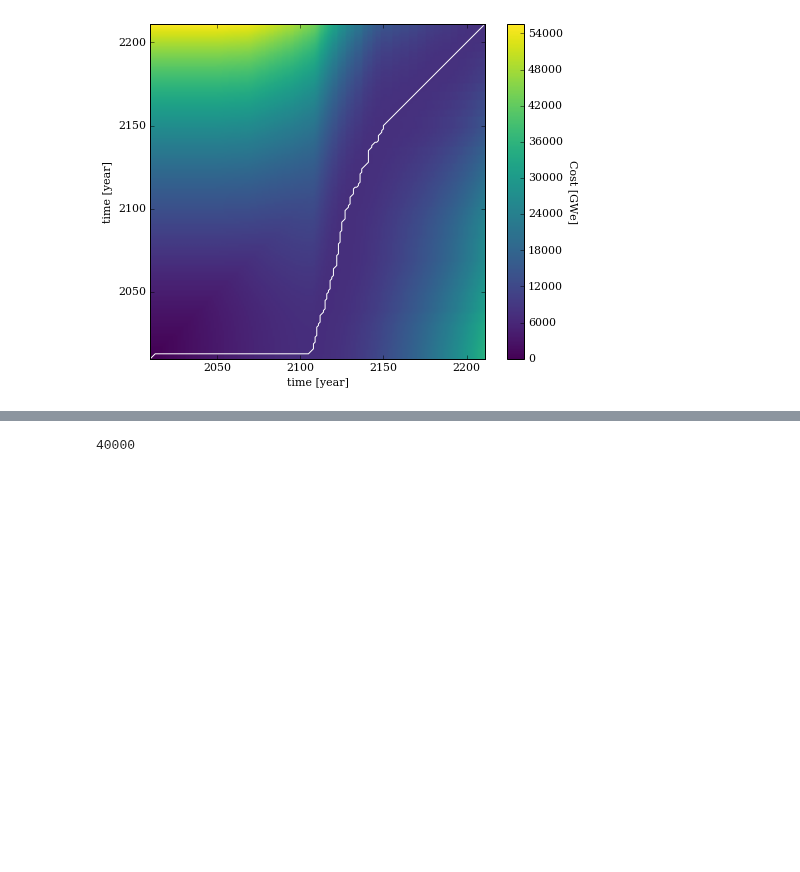
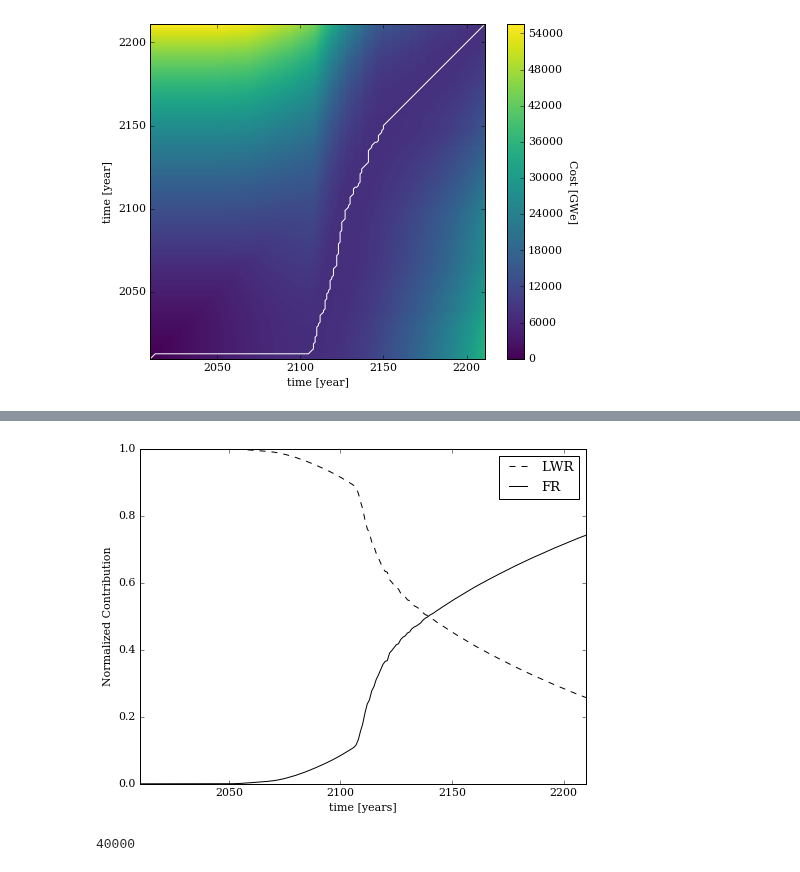
Before and after one commit to scopatz/fc-bench-method, a Jupyter notebook: methodology.ipynb, the cells around one changed output, grey strips where cells are left out. Drawn from its saved outputs; the diff is of its cells as text; code cells hidden in the pictures; blank space fills up the shorter version.

```diff
--- a/methodology.ipynb
+++ b/methodology.ipynb
@@ -353,3 +365,17 @@ plt.title('Cumulative Contribution over Time')
+# %%
+tot_cont_t = cont_lwr_t + cont_fr_t
+fig = plt.figure(figsize=(8, 6))
+plt.plot(t, cont_lwr_t / tot_cont_t, 'k--', label='LWR')
+plt.plot(t, cont_fr_t / tot_cont_t, 'k-', label='FR')
+plt.axis([t[0], t[-1], 0.0, 1.0])
+plt.xlabel('time [years]')
+plt.ylabel('Normalized Contribution')
+plt.legend(loc=0)
+fname = 'normc-of-t'
+plt.savefig(fname + '.png')
+plt.savefig(fname + '.eps')
+# %% [output]
+[figure, added]
 # %%
 mfcc_lwr = librosa.feature.mfcc(gwe_lwr_mu, sr=1, n_mfcc=10, n_fft=128, hop_length=1).T
 mfcc_tot = librosa.feature.mfcc(gwe_mu, sr=1, n_mfcc=10, n_fft=128, hop_length=1).T
```
Also changed, not shown: parts of 3 cells of this notebook, 5 other files.
